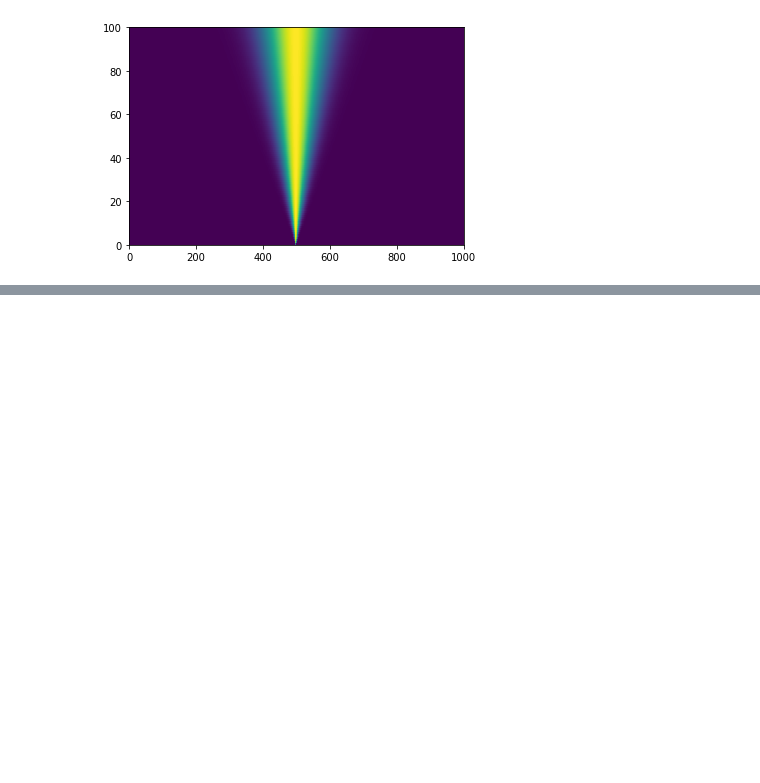
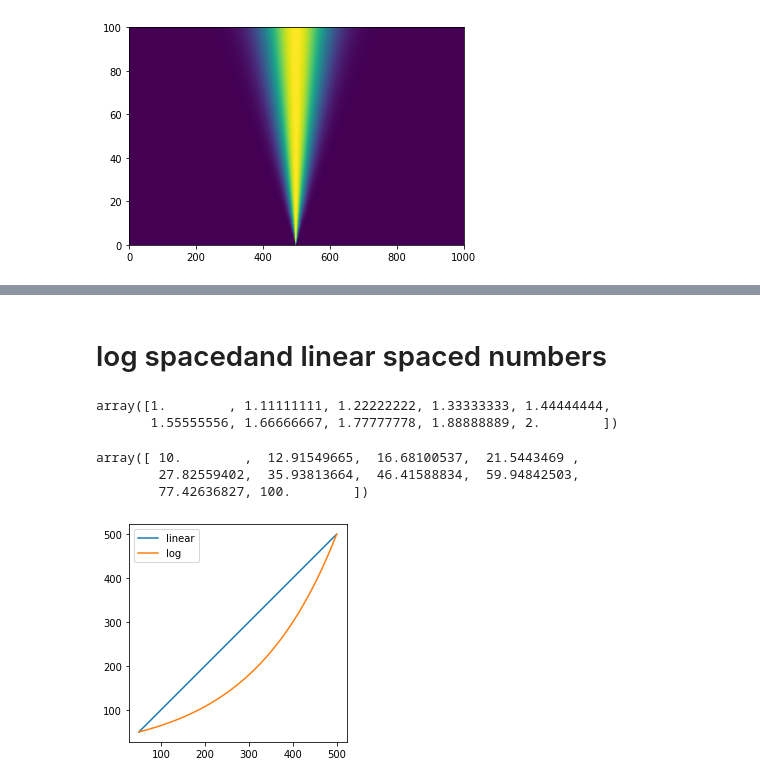
Before and after one commit to RJODRISCOLL/Math-with-py, a Jupyter notebook: Algebra/Algebra 2.ipynb, the cells around one changed output, grey strips where cells are left out. Saved outputs shown, nothing was run; the diff lists cells and outputs as text; code cells hidden in the pictures; blank space fills up the shorter version.

```diff
--- a/Algebra/Algebra 2.ipynb
+++ b/Algebra/Algebra 2.ipynb
@@ -299,0 +321,13 @@ plt.pcolormesh(g)
+# %% [markdown]
+# log spacedand linear spaced numbers
+# %%
+np.linspace(1,2,10)
+# %% [output]
+array([1.        , 1.11111111, 1.22222222, 1.33333333, 1.44444444,
+       1.55555556, 1.66666667, 1.77777778, 1.88888889, 2.        ])
+# %%
+np.logspace(1,2,10) # 10^input
+# %% [output]
+array([ 10.        ,  12.91549665,  16.68100537,  21.5443469 ,
+        27.82559402,  35.93813664,  46.41588834,  59.94842503,
+        77.42636827, 100.        ])
@@ -299,0 +336,13 @@ plt.pcolormesh(g)
+# %%
+a= 50
+b= 500
+n=50
+li = np.linspace(a,b,n)
+lo = np.logspace(np.log10(a), np.log10(b), n)
+plt.plot(li, li, label = 'linear')
+plt.plot(li, lo, label = 'log')
+plt.legend()
+plt.axis('square')
+plt.show()
+# %% [output]
+[figure, added]
```
Also changed, not shown: parts of 13 cells of this notebook, 1 other file.
